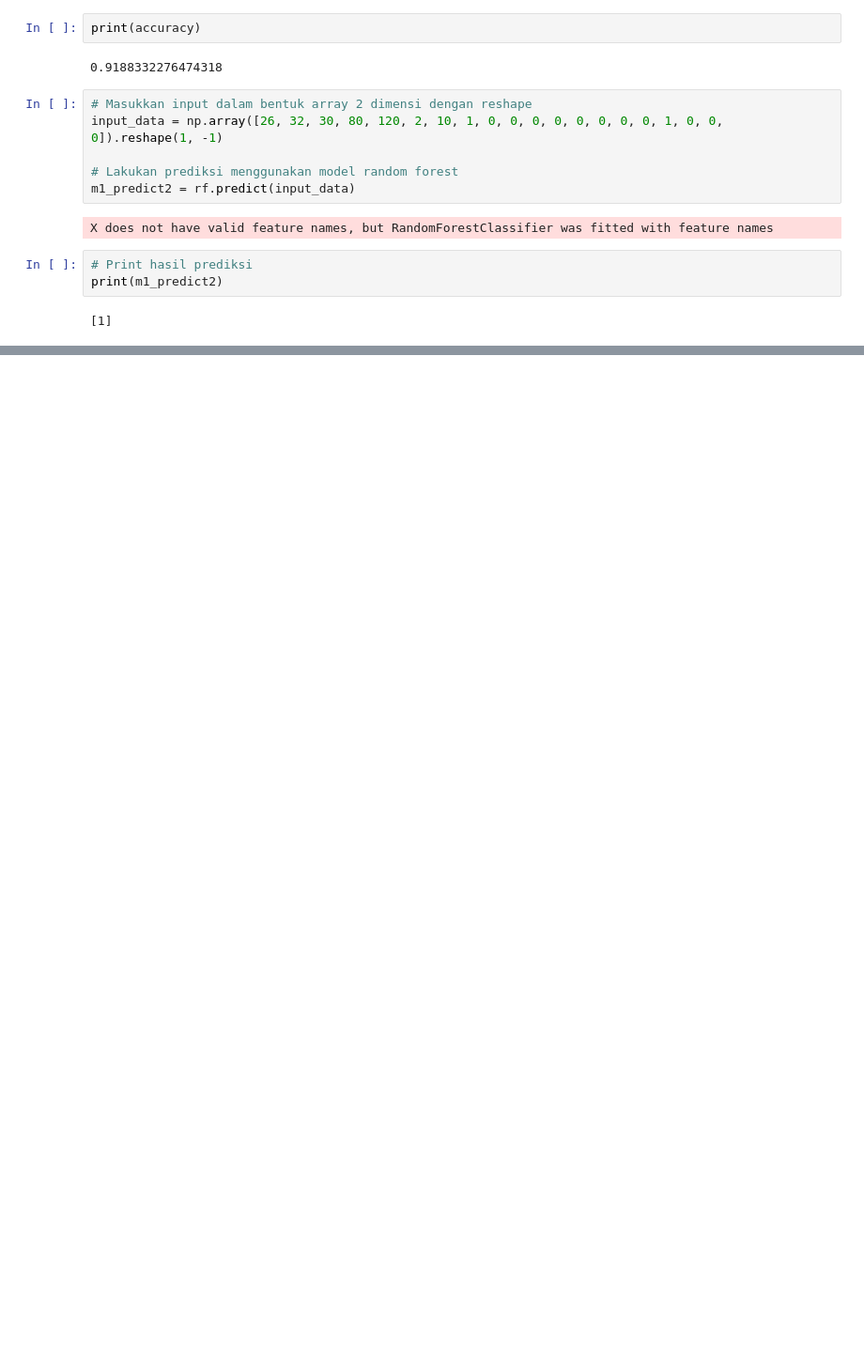
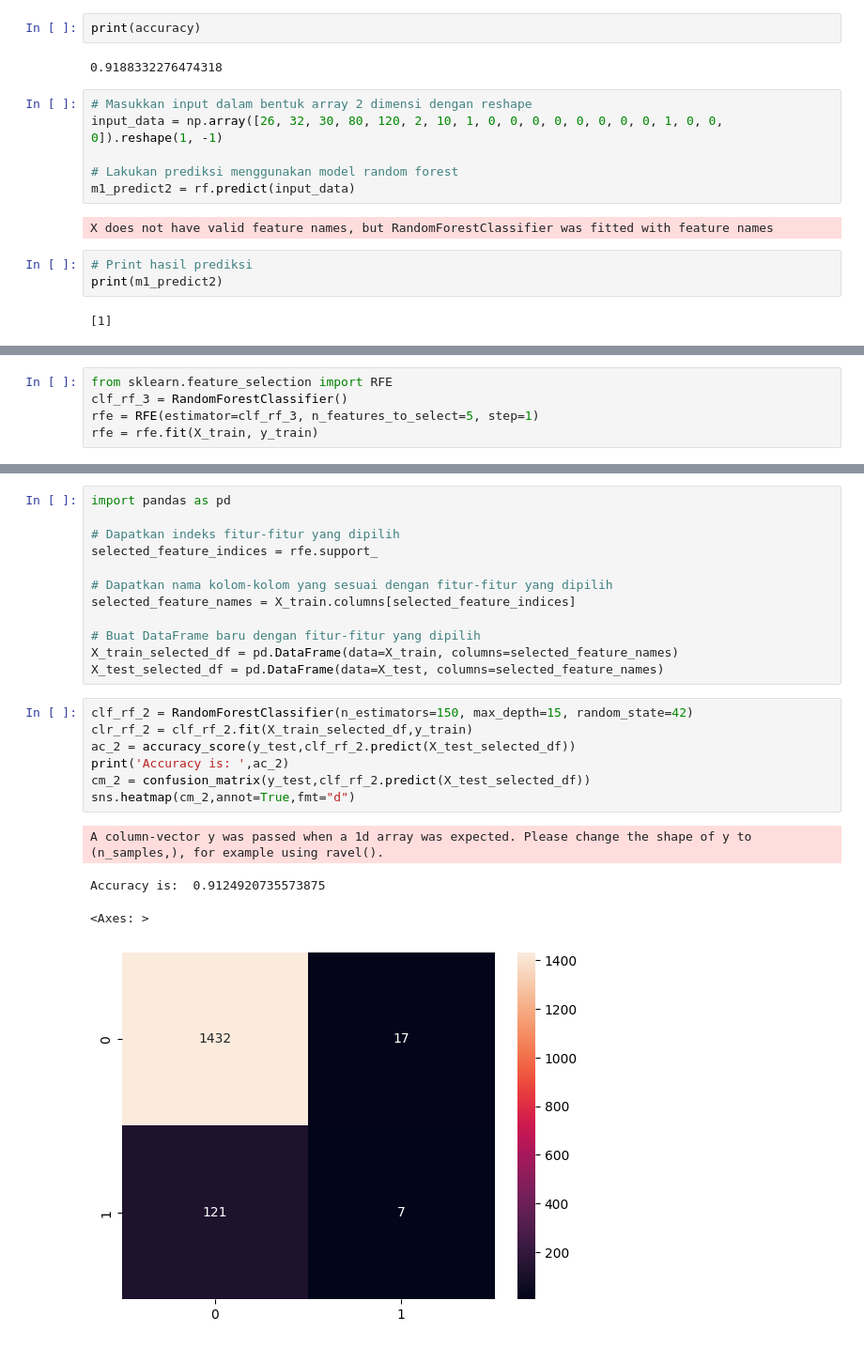
Before and after one commit to Fadhil-hi/Intern-BCC-2024, a Jupyter notebook: Code/models/random-forest.ipynb, the cells around one changed output, grey strips where cells are left out. Shown: that part at 94% size. Cells and saved outputs as stored; diff of their text form; blank space fills up the shorter version.

```diff
--- a/Code/models/random-forest.ipynb
+++ b/Code/models/random-forest.ipynb
@@ -436,0 +431,5 @@ memory usage: 222.4+ KB
+# %%
+from sklearn.feature_selection import RFE
+clf_rf_3 = RandomForestClassifier()
+rfe = RFE(estimator=clf_rf_3, n_features_to_select=5, step=1)
+rfe = rfe.fit(X_train, y_train)
@@ -436,0 +454,24 @@ memory usage: 222.4+ KB
+# %%
+import pandas as pd
+
+# Dapatkan indeks fitur-fitur yang dipilih
+selected_feature_indices = rfe.support_
+
+# Dapatkan nama kolom-kolom yang sesuai dengan fitur-fitur yang dipilih
+selected_feature_names = X_train.columns[selected_feature_indices]
+
+# Buat DataFrame baru dengan fitur-fitur yang dipilih
+X_train_selected_df = pd.DataFrame(data=X_train, columns=selected_feature_names)
+X_test_selected_df = pd.DataFrame(data=X_test, columns=selected_feature_names)
+# %%
+clf_rf_2 = RandomForestClassifier(n_estimators=150, max_depth=15, random_state=42)
+clr_rf_2 = clf_rf_2.fit(X_train_selected_df,y_train)
+ac_2 = accuracy_score(y_test,clf_rf_2.predict(X_test_selected_df))
+print('Accuracy is: ',ac_2)
+cm_2 = confusion_matrix(y_test,clf_rf_2.predict(X_test_selected_df))
+sns.heatmap(cm_2,annot=True,fmt="d")
+# %% [output]
+A column-vector y was passed when a 1d array was expected. Please change the shape of y to (n_samples,), for example using ravel().
+Accuracy is:  0.9124920735573875
+<Axes: >
+[figure, added]
```
Also changed, not shown: parts of 22 cells of this notebook.
